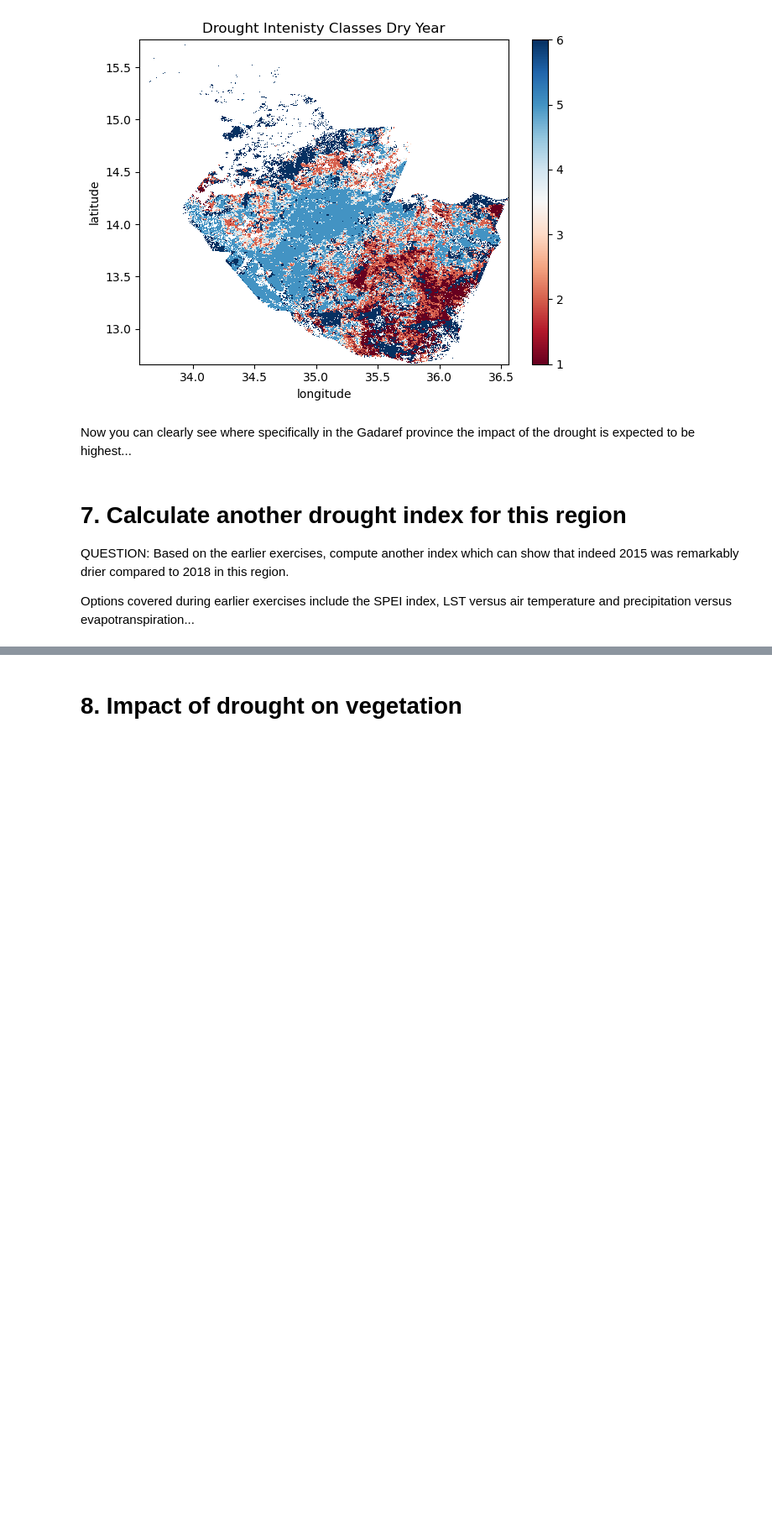
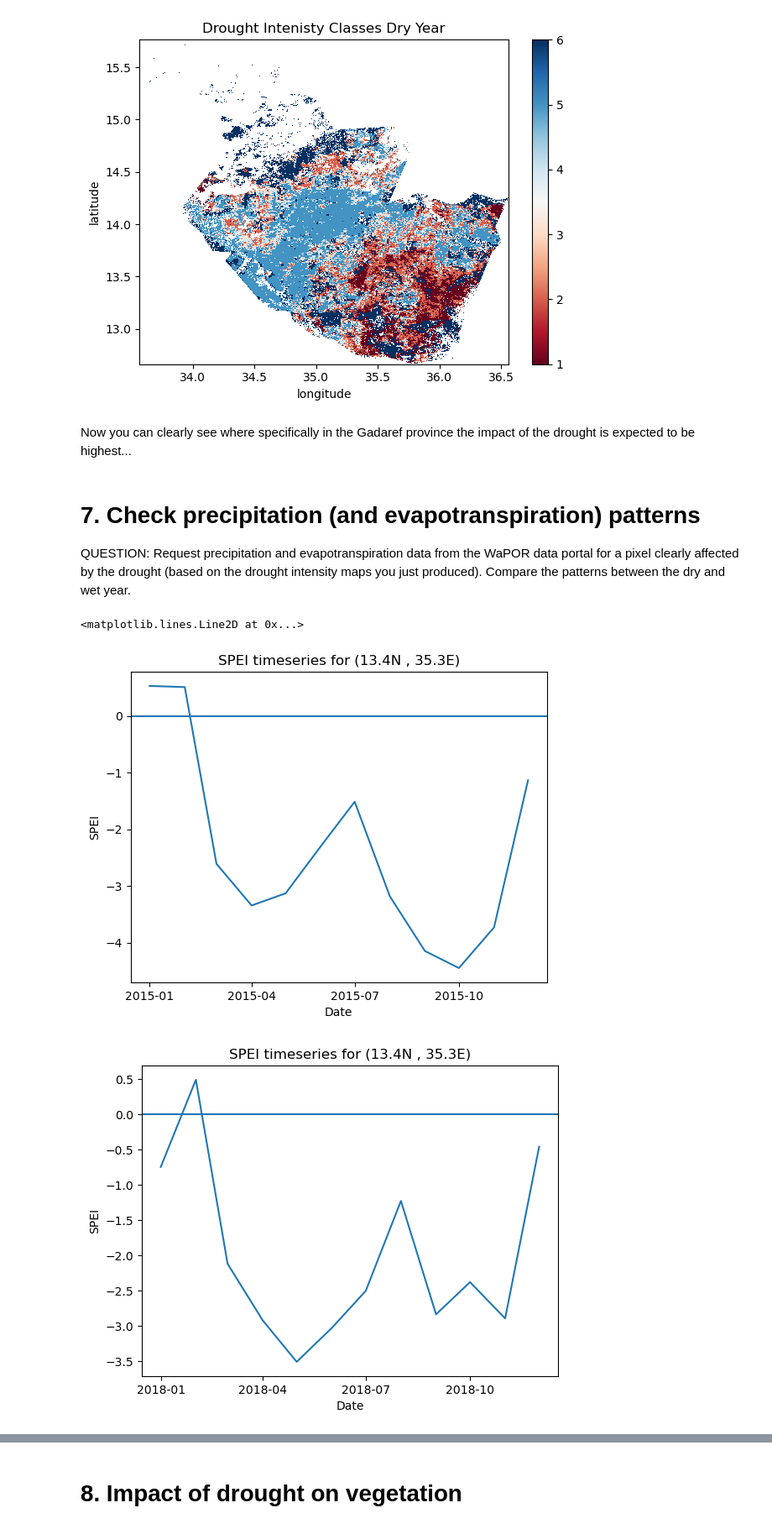
Before and after one commit to EOAfrica/TM_6-6_Drought, a Jupyter notebook: Use_Case_solution.ipynb, the cells around one changed output, grey strips where cells are left out. Shown at 84% size. Saved outputs shown, nothing was run; the diff lists cells and outputs as text; code cells hidden in the pictures; blank space fills up the shorter version.

Commit message:
extended use case with SPEI and precip

```diff
--- a/Use_Case_solution.ipynb
+++ b/Use_Case_solution.ipynb
@@ -743,8 +743,50 @@ plt.show()
 # %% [markdown]
 Now you can clearly see where specifically in the Gadaref province the impact of the drought is expected to be highest...
 # %% [markdown]
-# 7. Calculate another drought index for this region
+# 7. Check precipitation (and evapotranspiration) patterns
 
-QUESTION: Based on the earlier exercises, compute another index which can show that indeed 2015 was remarkably drier compared to 2018 in this region.
-
-Options covered during earlier exercises include the SPEI index, LST versus air temperature and precipitation versus evapotranspiration...
+QUESTION: Request precipitation and evapotranspiration data from the WaPOR data portal for a pixel clearly affected by the drought (based on the drought intensity maps you just produced). Compare the patterns between the dry and wet year.
+# %%
+# SPEI index
+
+# NOT PART OF THIS EXERCISE, BUT FYI...
+
+import cftime
+
+# Reading the one degree dataset...
+fn = './results/spei03_one_degree.nc'
+spei_ds = rioxarray.open_rasterio(fn)
+# # to shorten the list and delete recurring units
+spei_ds.attrs['units'] = 'Standardized values'
+
+# zoom in on one location
+array_pt = spei_ds[(spei_ds.time >= cftime.DatetimeProlepticGregorian(2015, 1, 1)) &
+                 (spei_ds.time <= cftime.DatetimeProlepticGregorian(2015, 12, 31)),
+                 (90-13), # latitude accounting for the pixel numbering in the array
+                 (180+35)] # longitude accounting for the pixel numbering in the array
+
+fig, ax = plt.subplots()
+array_pt.plot(ax=ax)
+plt.title("SPEI timeseries for (13.4N , 35.3E)")
+plt.xlabel('Date')
+plt.ylabel('SPEI')
+plt.axhline(y=0)
+
+# zoom in on one location
+array_pt = spei_ds[(spei_ds.time >= cftime.DatetimeProlepticGregorian(2018, 1, 1)) &
+                 (spei_ds.time <= cftime.DatetimeProlepticGregorian(2018, 12, 31)),
+                 (90-13), # latitude accounting for the pixel numbering in the array
+                 (180+35)] # longitude accounting for the pixel numbering in the array
+
+fig, ax = plt.subplots()
+array_pt.plot(ax=ax)
+plt.title("SPEI timeseries for (13.4N , 35.3E)")
+plt.xlabel('Date')
+plt.ylabel('SPEI')
+plt.axhline(y=0)
+
+# second part of the year 2015 is indeed drier compared to 2018...
+# %% [output]
+<matplotlib.lines.Line2D at 0x...>
+[figure, added]
+[figure, added]
```
Also changed, not shown: parts of 3 cells of this notebook, 1 other file.
